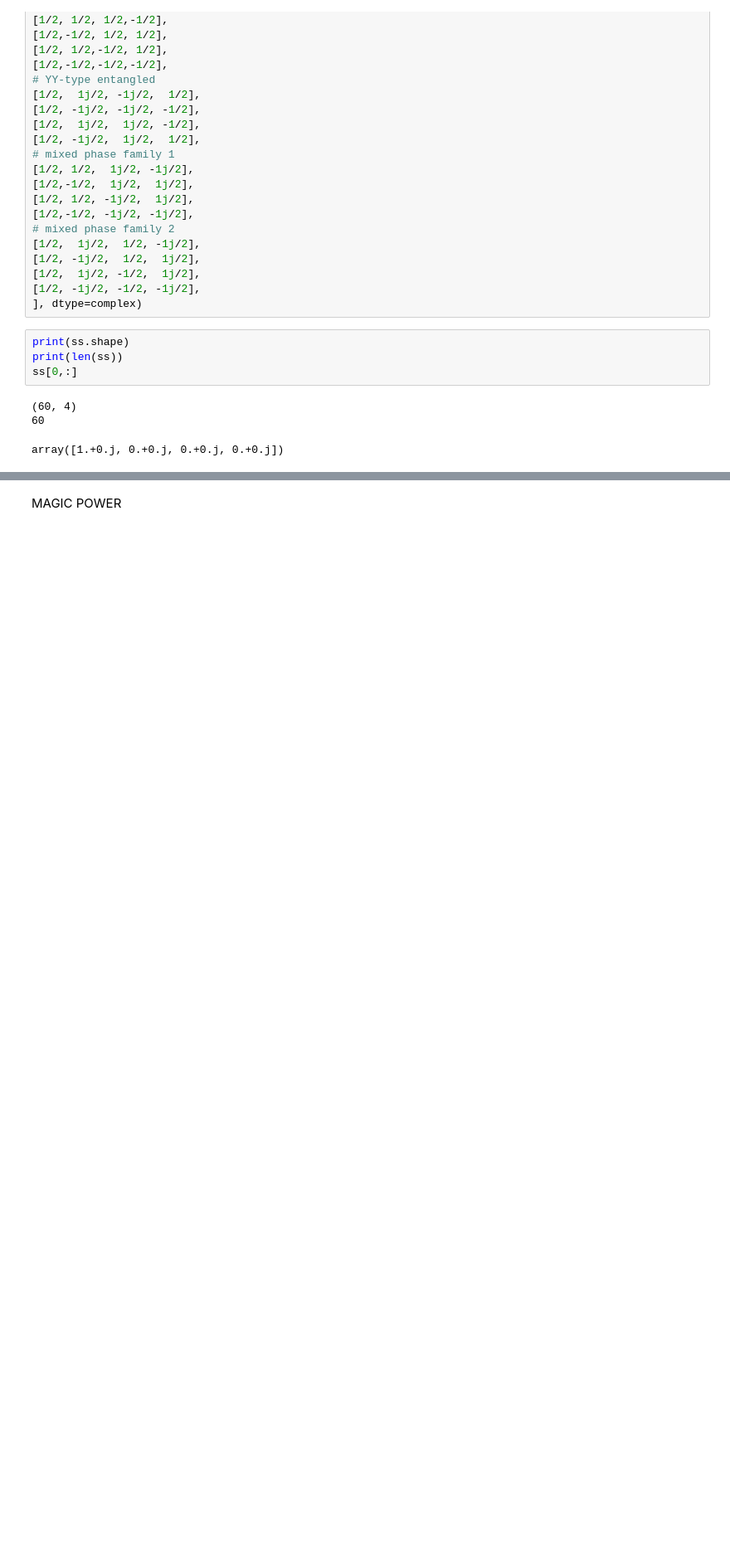
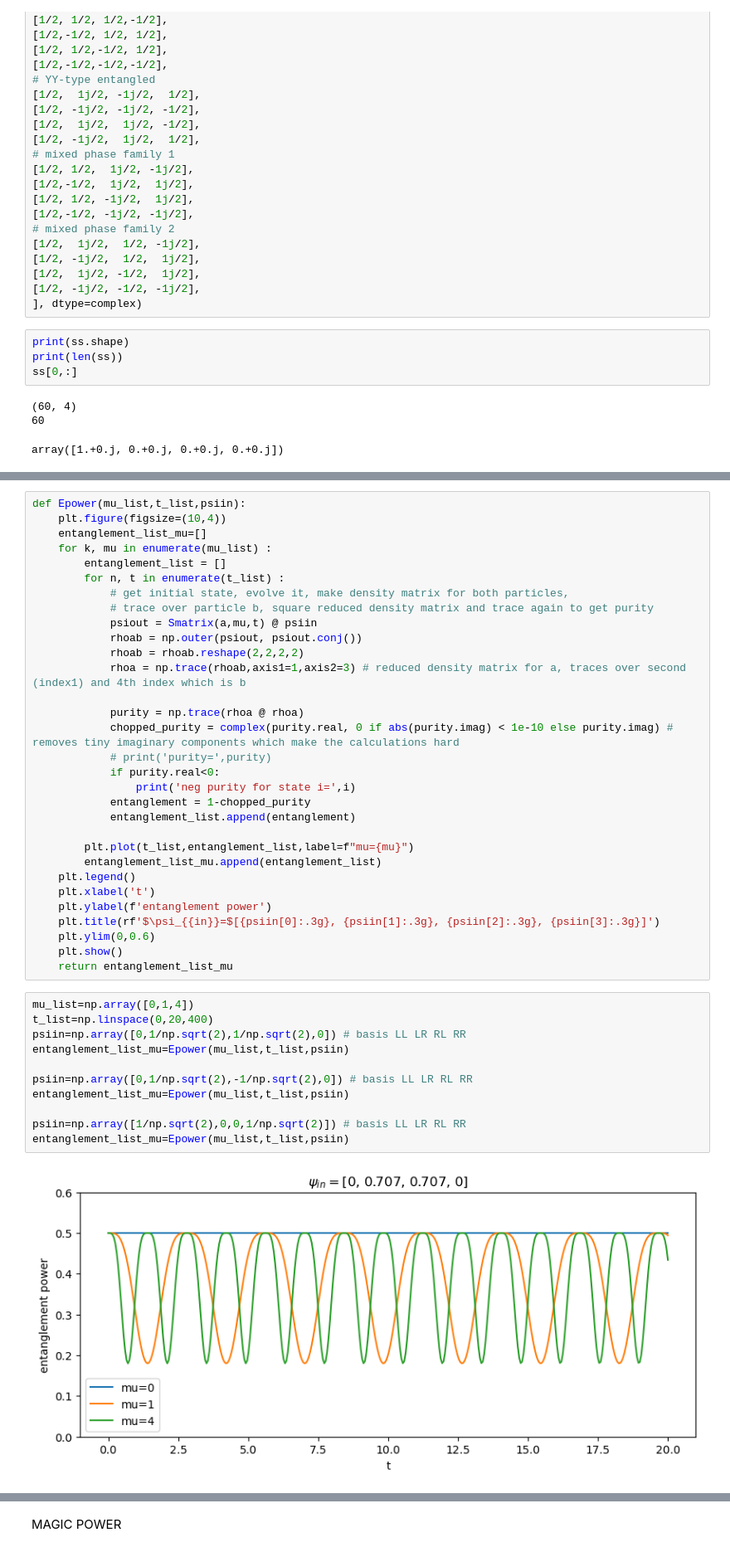
Before and after one commit to annabirke/Honours_entangle_magic, a Jupyter notebook: entanglement_magic_power_sum_stabiliser_states.ipynb, the cells around one changed output, grey strips where cells are left out. Shown at 83% size. Cells and saved outputs as stored; diff of their text form; blank space fills up the shorter version.

```diff
--- a/entanglement_magic_power_sum_stabiliser_states.ipynb
+++ b/entanglement_magic_power_sum_stabiliser_states.ipynb
@@ -151,0 +153,44 @@ plt.show()
+# %%
+def Epower(mu_list,t_list,psiin):
+    plt.figure(figsize=(10,4))
+    entanglement_list_mu=[]
+    for k, mu in enumerate(mu_list) :
+        entanglement_list = []
+        for n, t in enumerate(t_list) :
+            # get initial state, evolve it, make density matrix for both particles,
+            # trace over particle b, square reduced density matrix and trace again to get purity
+            psiout = Smatrix(a,mu,t) @ psiin
+            rhoab = np.outer(psiout, psiout.conj())
+            rhoab = rhoab.reshape(2,2,2,2)
+            rhoa = np.trace(rhoab,axis1=1,axis2=3) # reduced density matrix for a, traces over second (index1) and 4th index which is b
+
+            purity = np.trace(rhoa @ rhoa)
+            chopped_purity = complex(purity.real, 0 if abs(purity.imag) < 1e-10 else purity.imag) # removes tiny imaginary components which make the calculations hard
+            # print('purity=',purity)
+            if purity.real<0:
+                print('neg purity for state i=',i)
+            entanglement = 1-chopped_purity
+            entanglement_list.append(entanglement)
+
+        plt.plot(t_list,entanglement_list,label=f"mu={mu}")
+        entanglement_list_mu.append(entanglement_list)
+    plt.legend()
+    plt.xlabel('t')
+    plt.ylabel(f'entanglement power')
+    plt.title(rf'$\psi_{{in}}=$[{psiin[0]:.3g}, {psiin[1]:.3g}, {psiin[2]:.3g}, {psiin[3]:.3g}]')
+    plt.ylim(0,0.6)
+    plt.show()
+    return entanglement_list_mu
+# %%
+mu_list=np.array([0,1,4])
+t_list=np.linspace(0,20,400)
+psiin=np.array([0,1/np.sqrt(2),1/np.sqrt(2),0]) # basis LL LR RL RR
+entanglement_list_mu=Epower(mu_list,t_list,psiin)
+
+psiin=np.array([0,1/np.sqrt(2),-1/np.sqrt(2),0]) # basis LL LR RL RR
+entanglement_list_mu=Epower(mu_list,t_list,psiin)
+
+psiin=np.array([1/np.sqrt(2),0,0,1/np.sqrt(2)]) # basis LL LR RL RR
+entanglement_list_mu=Epower(mu_list,t_list,psiin)
+# %% [output]
+[figure, added]
```
Also changed, not shown: parts of 10 cells of this notebook.
